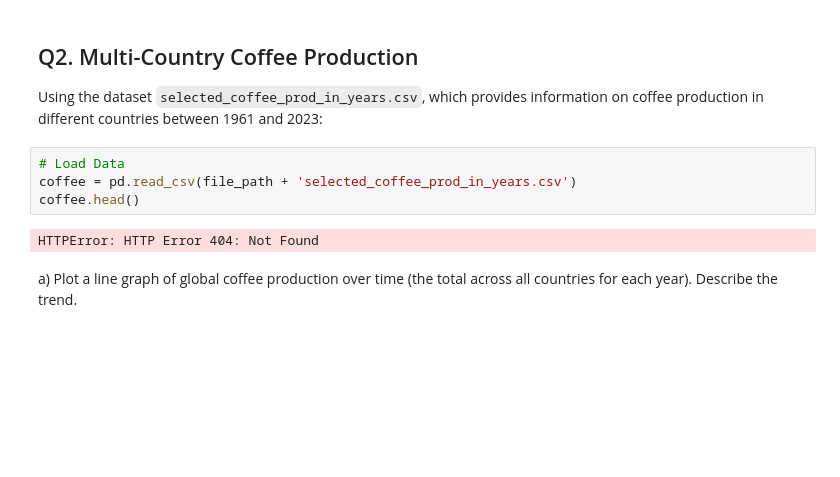
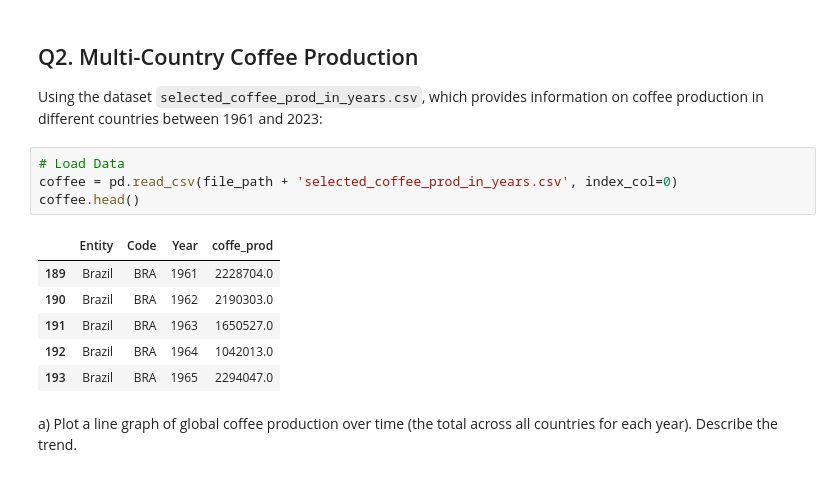
Before and after one commit to tayweid/tayweid.github.io, a Jupyter notebook: econ-0150/parts/part-1-4/Homework_1_4_sols (1).ipynb, the cells around one changed output. Drawn from its saved outputs; the diff is of its cells as text; blank space fills up the shorter version.

```diff
--- a/econ-0150/parts/part-1-4/Homework_1_4_sols (1).ipynb
+++ b/econ-0150/parts/part-1-4/Homework_1_4_sols (1).ipynb
@@ -69,10 +68,15 @@ plt.title('Average Annual Working Hours by Country')
 Using the dataset `selected_coffee_prod_in_years.csv`, which provides information on coffee production in different countries between 1961 and 2023:
 # %%
 # Load Data
-coffee = pd.read_csv(file_path + 'selected_coffee_prod_in_years.csv')
+coffee = pd.read_csv(file_path + 'selected_coffee_prod_in_years.csv', index_col=0)
 coffee.head()
 # %% [output]
-HTTPError: HTTP Error 404: Not Found
+|  | Entity | Code | Year | coffe_prod |
+| 189 | Brazil | BRA | 1961 | 2228704.0 |
+| 190 | Brazil | BRA | 1962 | 2190303.0 |
+| 191 | Brazil | BRA | 1963 | 1650527.0 |
+| 192 | Brazil | BRA | 1964 | 1042013.0 |
+| 193 | Brazil | BRA | 1965 | 2294047.0 |
 # %% [markdown]
 a) Plot a line graph of global coffee production over time (the total across all countries for each year). Describe the trend.
 # %%
```
Also changed, not shown: parts of 5 cells of this notebook, 9 other files.
